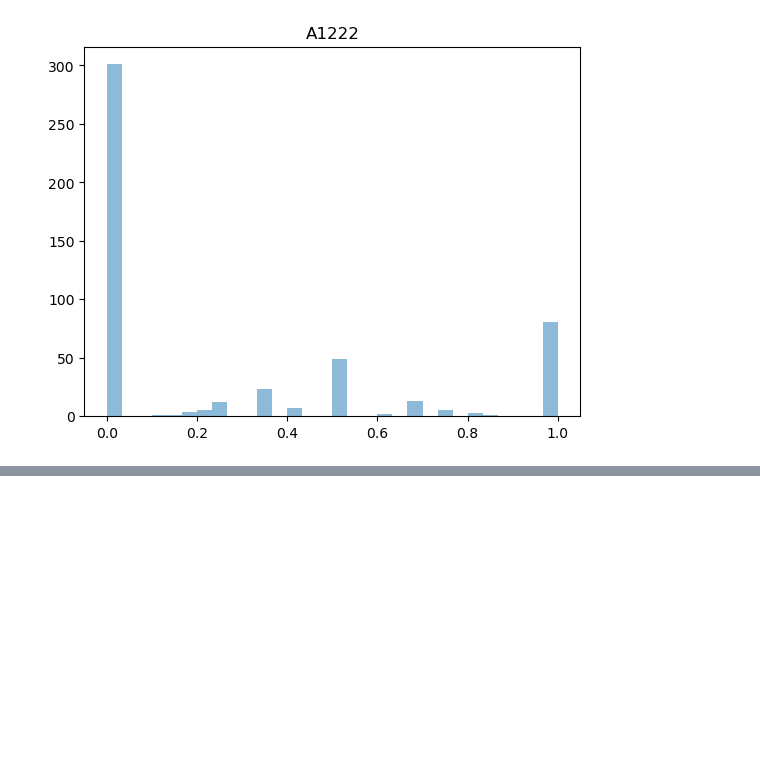
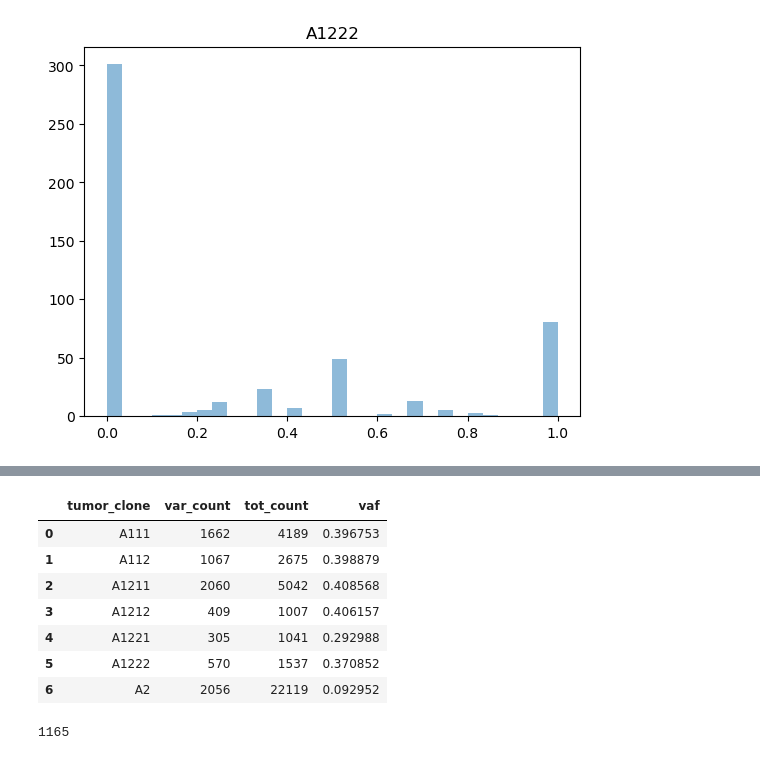
Before and after one commit to nissimranade/Multinomial_EM, a Jupyter notebook: notebooks/tumor_specific_variant_analysis.ipynb, the cells around one changed output, grey strips where cells are left out. Drawn from its saved outputs; the diff is of its cells as text; code cells hidden in the pictures; blank space fills up the shorter version.

```diff
--- a/notebooks/tumor_specific_variant_analysis.ipynb
+++ b/notebooks/tumor_specific_variant_analysis.ipynb
@@ -394,0 +421,15 @@ for t in tumor_clones:
+# %%
+pd.DataFrame(row_list)
+# %% [output]
+|  | tumor_clone | var_count | tot_count | vaf |
+| 0 | A111 | 1662 | 4189 | 0.396753 |
+| 1 | A112 | 1067 | 2675 | 0.398879 |
+| 2 | A1211 | 2060 | 5042 | 0.408568 |
+| 3 | A1212 | 409 | 1007 | 0.406157 |
+| 4 | A1221 | 305 | 1041 | 0.292988 |
+| 5 | A1222 | 570 | 1537 | 0.370852 |
+| 6 | A2 | 2056 | 22119 | 0.092952 |
+# %%
+len(unique_positions)
+# %% [output]
+1165
```
Also changed, not shown: parts of 4 cells of this notebook.
